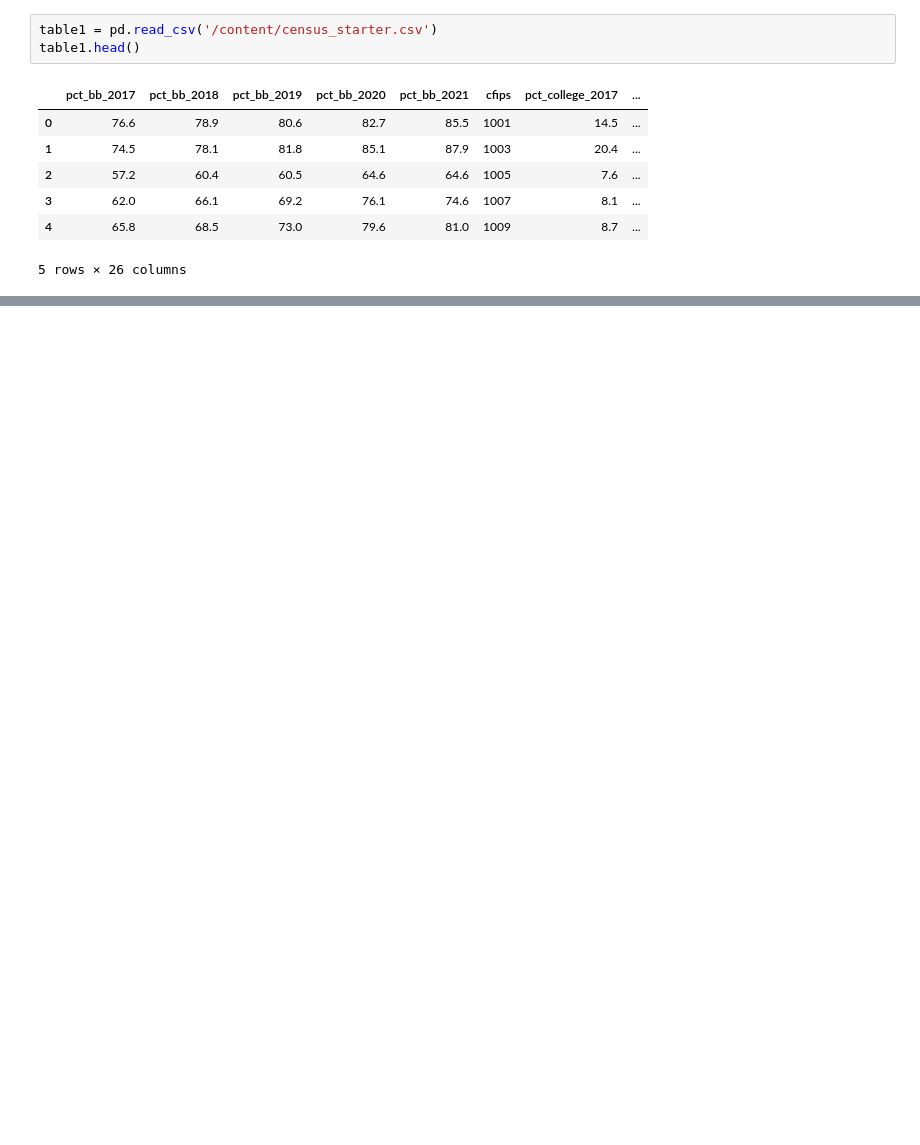
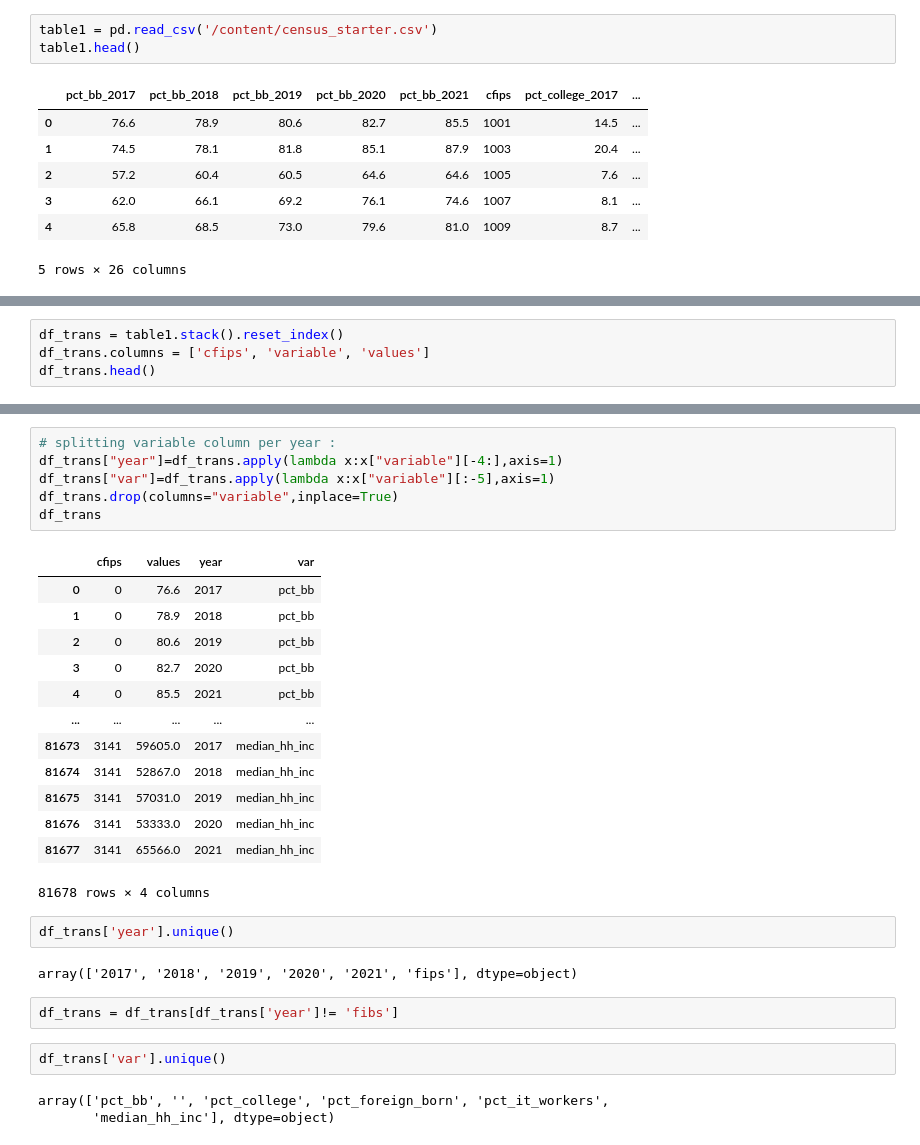
Before and after one commit to mohmaed7777/GoDaddy---Microbusiness-Density-Forecasting, a Jupyter notebook: Go_daddy_first_submission.ipynb, the cells around one changed output, grey strips where cells are left out. Saved outputs shown, nothing was run; the diff lists cells and outputs as text; blank space fills up the shorter version.

```diff
--- a/Go_daddy_first_submission.ipynb
+++ b/Go_daddy_first_submission.ipynb
@@ -57,0 +66,4 @@ table1.head()
+# %%
+df_trans = table1.stack().reset_index()
+df_trans.columns = ['cfips', 'variable', 'values']
+df_trans.head()
@@ -57,0 +77,31 @@ table1.head()
+# %%
+# splitting variable column per year :
+df_trans["year"]=df_trans.apply(lambda x:x["variable"][-4:],axis=1)
+df_trans["var"]=df_trans.apply(lambda x:x["variable"][:-5],axis=1)
+df_trans.drop(columns="variable",inplace=True)
+df_trans
+# %% [output]
+|  | cfips | values | year | var |
+| 0 | 0 | 76.6 | 2017 | pct_bb |
+| 1 | 0 | 78.9 | 2018 | pct_bb |
+| 2 | 0 | 80.6 | 2019 | pct_bb |
+| 3 | 0 | 82.7 | 2020 | pct_bb |
+| 4 | 0 | 85.5 | 2021 | pct_bb |
+| ... | ... | ... | ... | ... |
+| 81673 | 3141 | 59605.0 | 2017 | median_hh_inc |
+| 81674 | 3141 | 52867.0 | 2018 | median_hh_inc |
+| 81675 | 3141 | 57031.0 | 2019 | median_hh_inc |
+| 81676 | 3141 | 53333.0 | 2020 | median_hh_inc |
+| 81677 | 3141 | 65566.0 | 2021 | median_hh_inc |
+81678 rows × 4 columns
+# %%
+df_trans['year'].unique()
+# %% [output]
+array(['2017', '2018', '2019', '2020', '2021', 'fips'], dtype=object)
+# %%
+df_trans = df_trans[df_trans['year']!= 'fibs']
+# %%
+df_trans['var'].unique()
+# %% [output]
+array(['pct_bb', '', 'pct_college', 'pct_foreign_born', 'pct_it_workers',
+       'median_hh_inc'], dtype=object)
```
Also changed, not shown: parts of 17 cells of this notebook.
